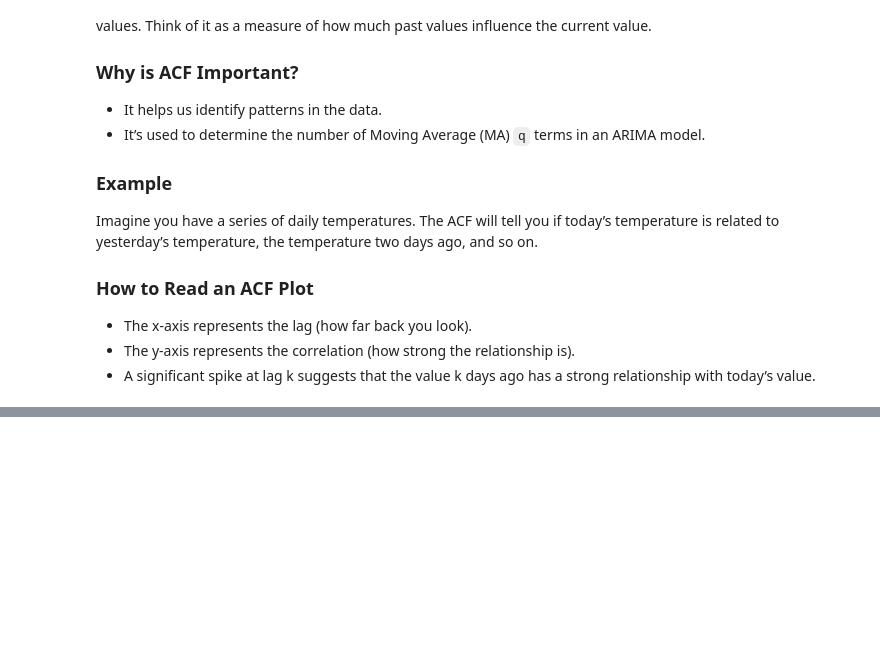
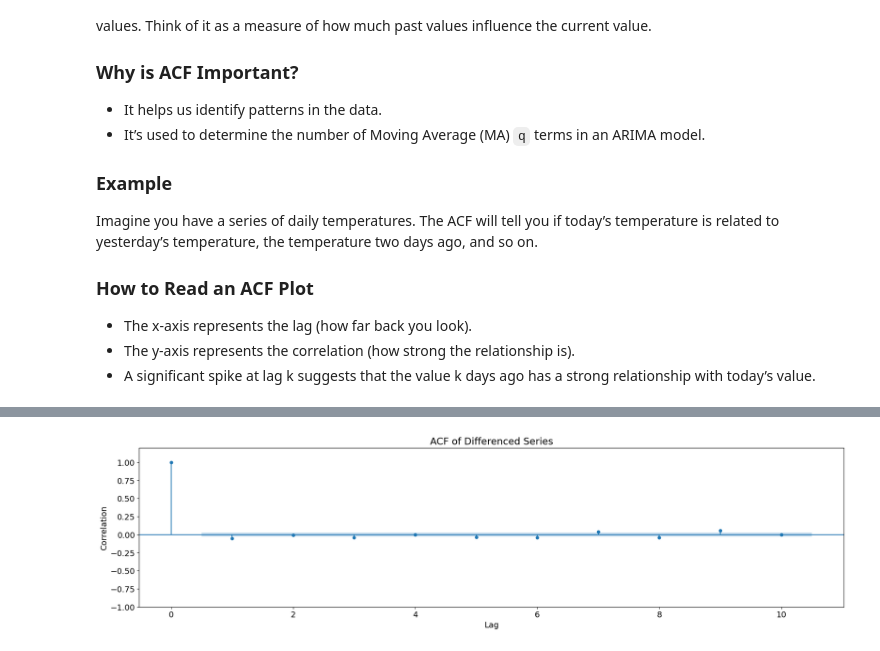
Before and after one commit to dakshbhatnagar/projects, a Jupyter notebook: arima/arima.ipynb, the cells around one changed output, grey strips where cells are left out. Drawn from its saved outputs; the diff is of its cells as text; code cells hidden in the pictures; blank space fills up the shorter version.

```diff
--- a/arima/arima.ipynb
+++ b/arima/arima.ipynb
@@ -330,0 +334,13 @@ ACF Values: [1.         0.99837588 0.9967701  0.99524611]
+# %%
+# If non-stationary, apply differencing
+differenced_series = np.diff(df['Close'], n=1)
+
+# Plot ACF of differenced series
+plot_acf(differenced_series, lags=10)
+plt.xlabel('Lag')
+plt.ylabel('Correlation')
+plt.title('ACF of Differenced Series')
+plt.ylim(top=1.2)
+plt.show()
+# %% [output]
+[figure, added]
```
Also changed, not shown: parts of 29 cells of this notebook.
